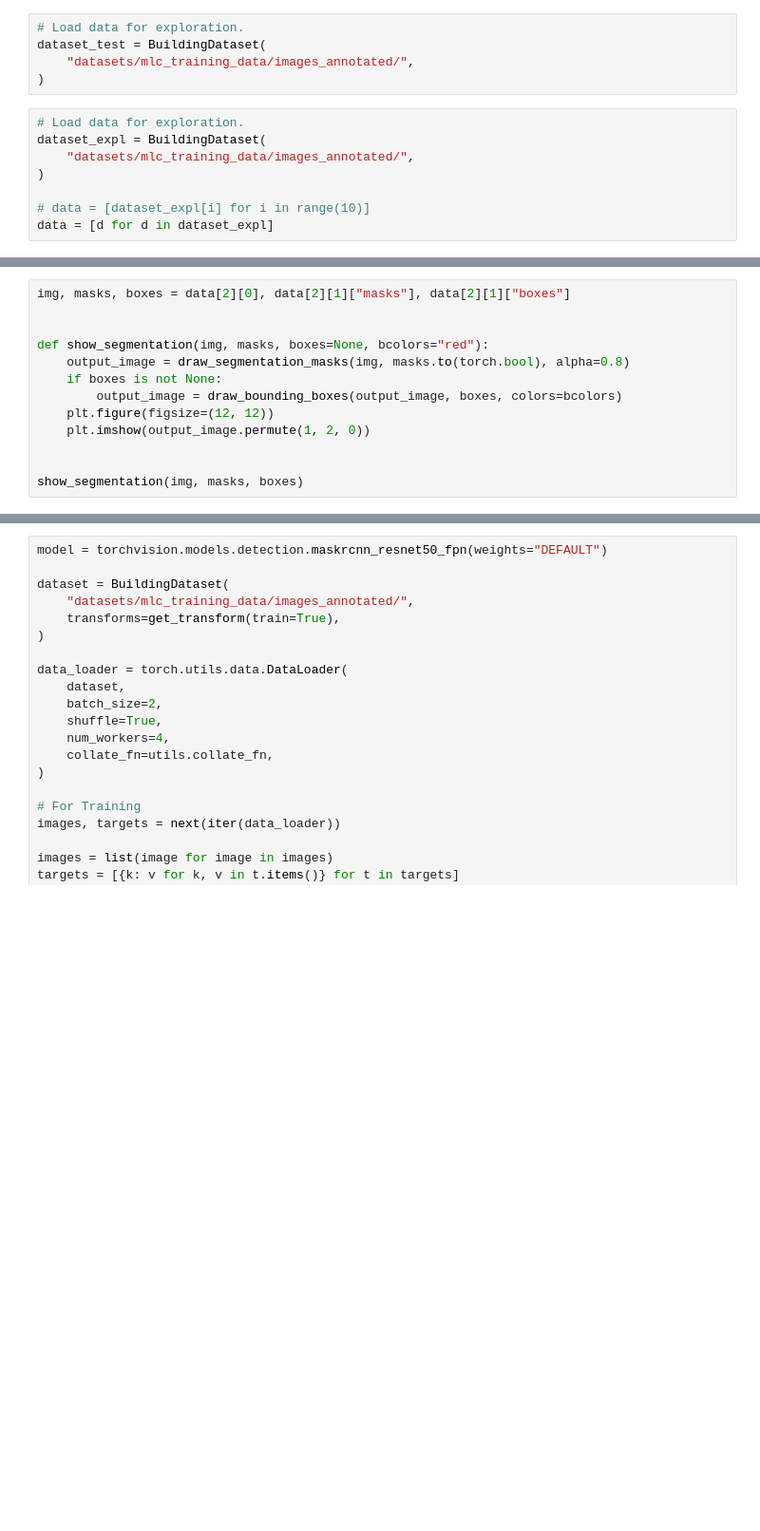
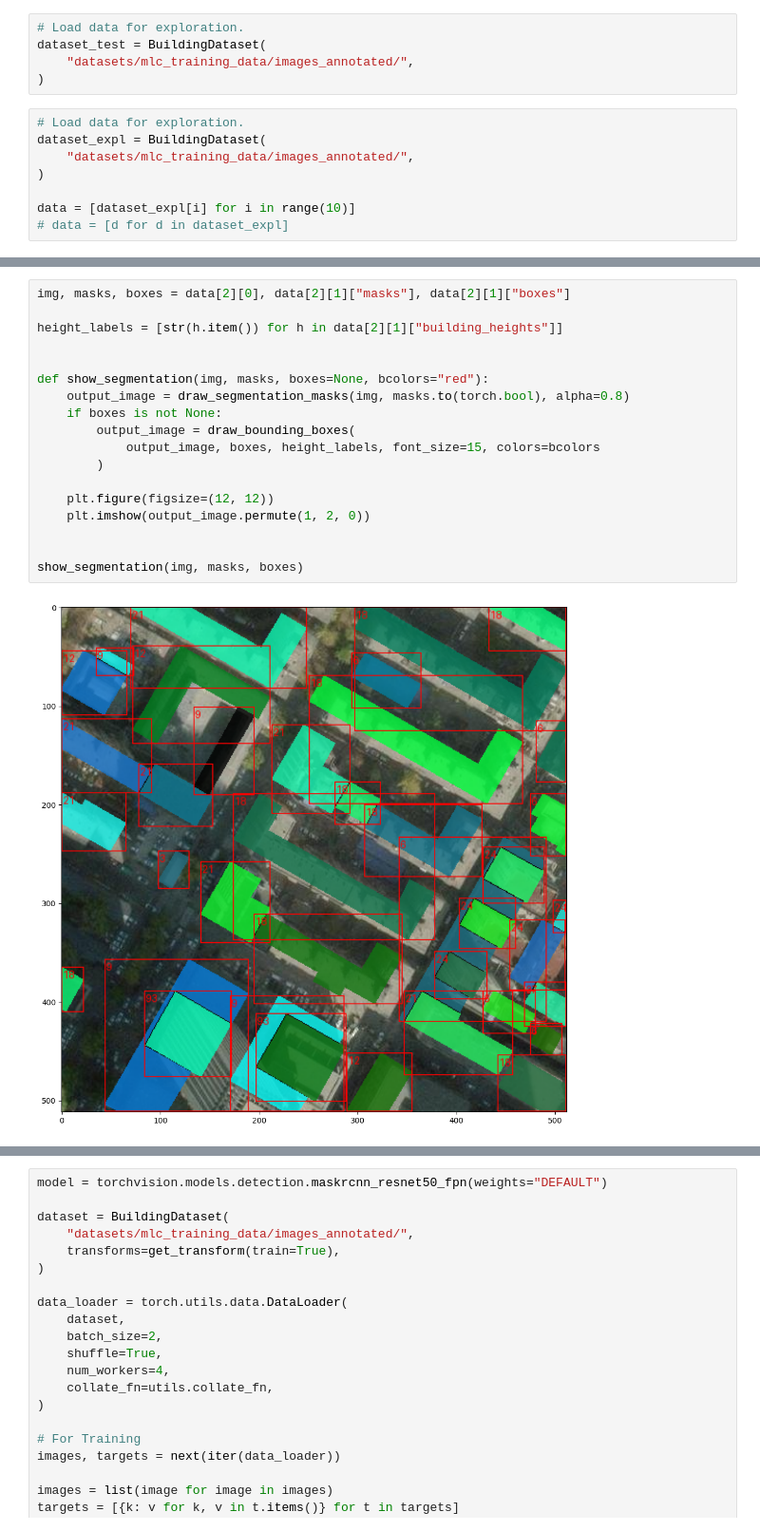
Before and after one commit to meddion/building_height_estimation, a Jupyter notebook: main.ipynb, the cells around one changed output, grey strips where cells are left out. Shown at 95% size. Cells and saved outputs as stored; diff of their text form; blank space fills up the shorter version.

```diff
--- a/main.ipynb
+++ b/main.ipynb
@@ -24,5 +18,5 @@ dataset_expl = BuildingDataset(
     "datasets/mlc_training_data/images_annotated/",
 )
 
-# data = [dataset_expl[i] for i in range(10)]
-data = [d for d in dataset_expl]
+data = [dataset_expl[i] for i in range(10)]
+# data = [d for d in dataset_expl]
@@ -31,14 +23,21 @@ WARNING:root:Got while processing image bjnwymswty.png (idx: 132): Bounding box
 # %%
 img, masks, boxes = data[2][0], data[2][1]["masks"], data[2][1]["boxes"]
+
+height_labels = [str(h.item()) for h in data[2][1]["building_heights"]]
 
 
 def show_segmentation(img, masks, boxes=None, bcolors="red"):
     output_image = draw_segmentation_masks(img, masks.to(torch.bool), alpha=0.8)
     if boxes is not None:
-        output_image = draw_bounding_boxes(output_image, boxes, colors=bcolors)
+        output_image = draw_bounding_boxes(
+            output_image, boxes, height_labels, font_size=15, colors=bcolors
+        )
+
     plt.figure(figsize=(12, 12))
     plt.imshow(output_image.permute(1, 2, 0))
 
 
 show_segmentation(img, masks, boxes)
+# %% [output]
+[figure, added]
 # %%
```
Also changed, not shown: parts of 4 cells of this notebook, 1 other file.
